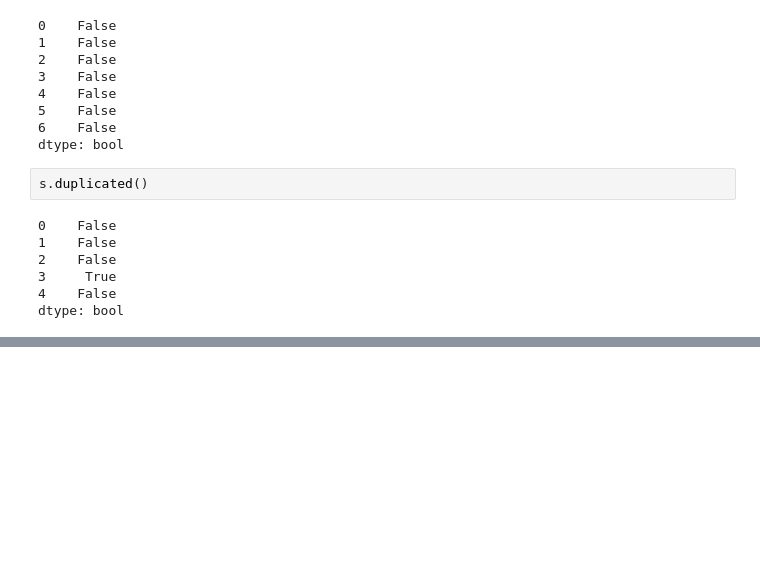
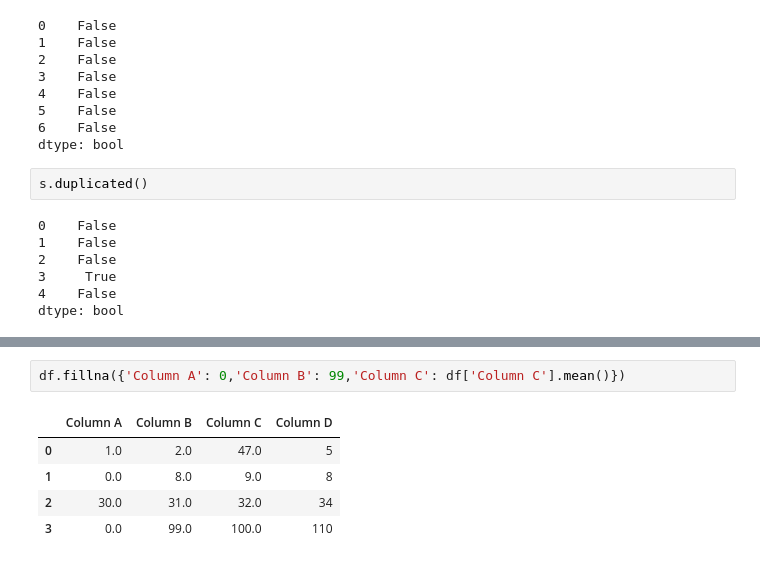
Before and after one commit to CTimBru/fcc-DAwPython, a Jupyter notebook: data_cleaning.ipynb, the cells around one changed output, grey strips where cells are left out. Saved outputs shown, nothing was run; the diff lists cells and outputs as text; blank space fills up the shorter version.

```diff
--- a/data_cleaning.ipynb
+++ b/data_cleaning.ipynb
@@ -95,0 +595,8 @@ NameError: name 'plt' is not defined
+# %%
+df.fillna({'Column A': 0,'Column B': 99,'Column C': df['Column C'].mean()})
+# %% [output]
+|  | Column A | Column B | Column C | Column D |
+| 0 | 1.0 | 2.0 | 47.0 | 5 |
+| 1 | 0.0 | 8.0 | 9.0 | 8 |
+| 2 | 30.0 | 31.0 | 32.0 | 34 |
+| 3 | 0.0 | 99.0 | 100.0 | 110 |
```
Also changed, not shown: parts of 119 cells of this notebook.
